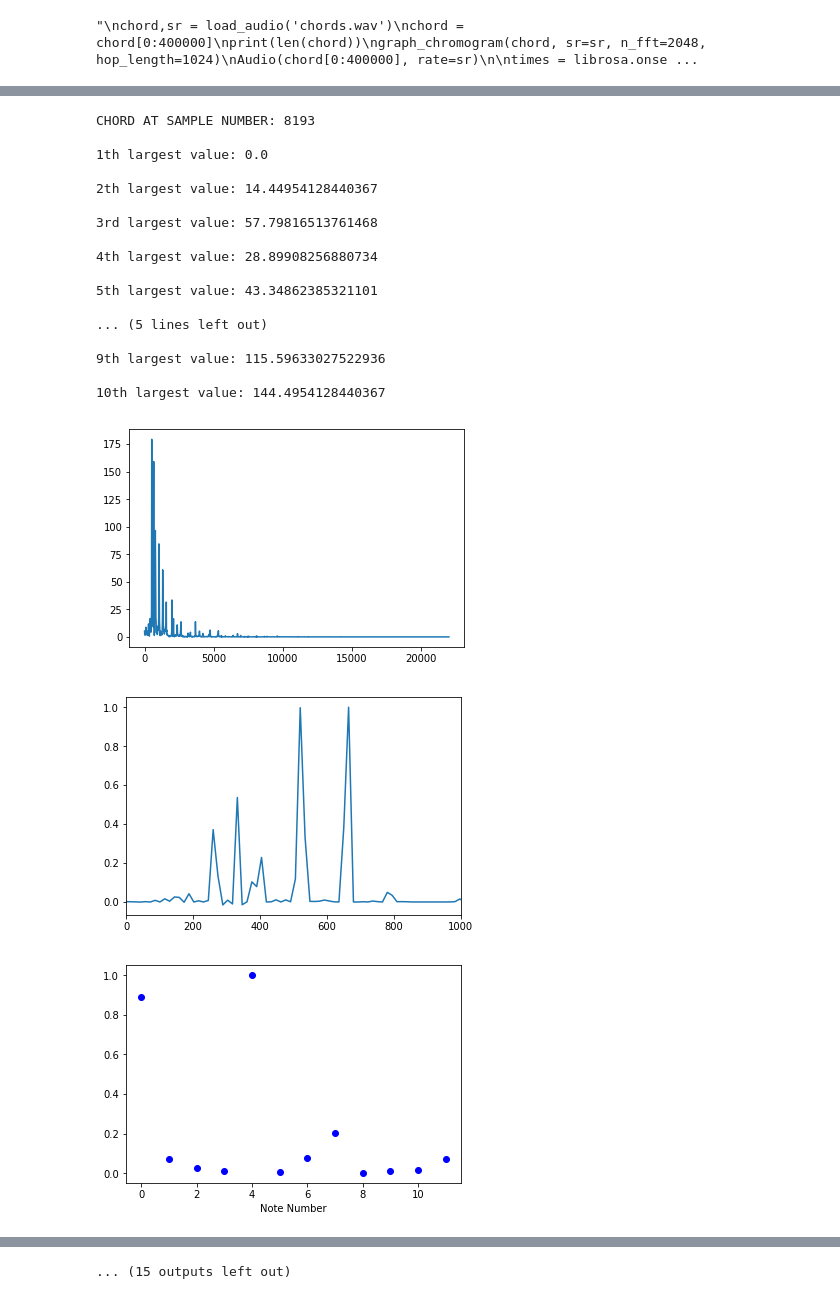
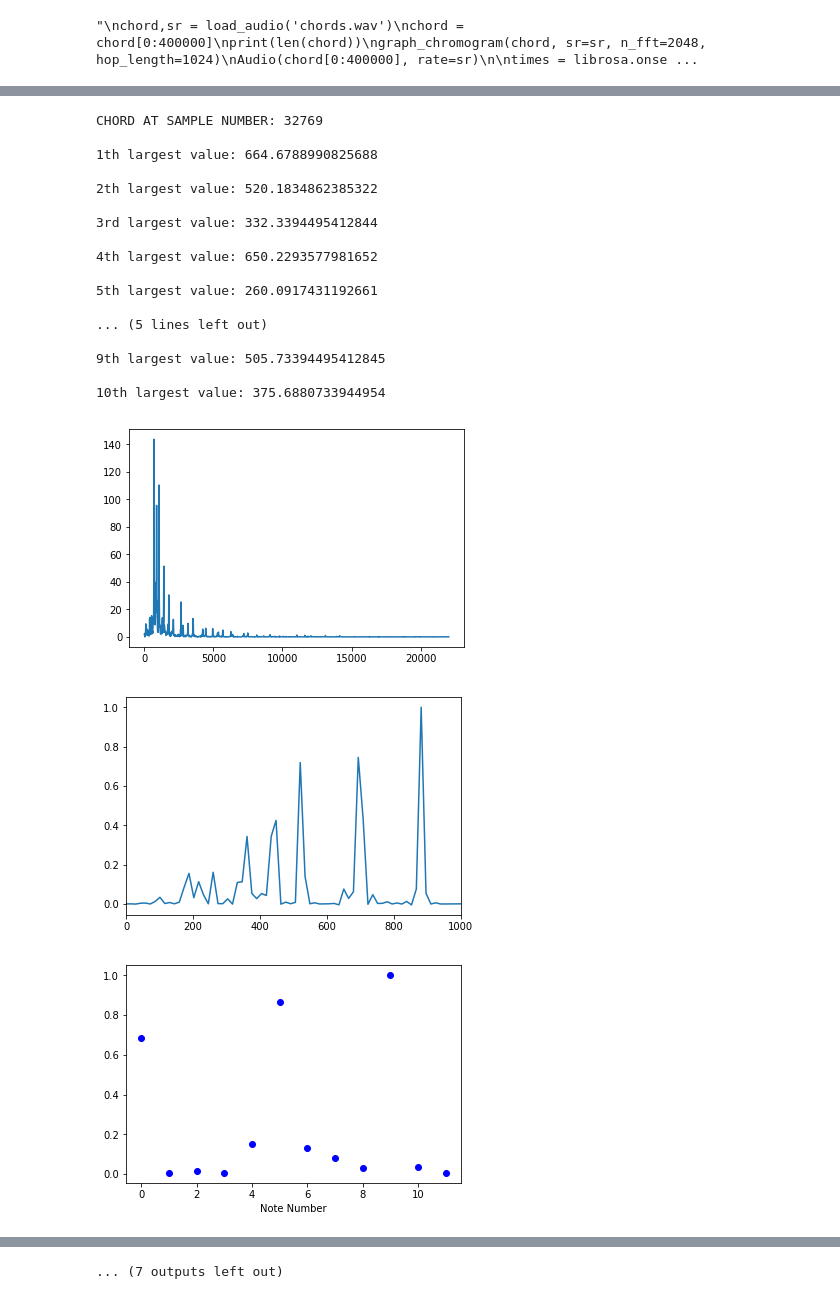
Before and after one commit to MichaelCuevas/automated-roman-numeral-analysis, a Jupyter notebook: chord_test.ipynb, the cells around one changed output, grey strips where cells are left out. Cells and saved outputs as stored; diff of their text form; code cells hidden in the pictures.

```diff
--- a/chord_test.ipynb
+++ b/chord_test.ipynb
@@ -630,11 +630,16 @@ display(Audio(chord, rate=sr))
 
 plt.figure(100)
 plt.plot(chord)
-plt.plot([7680],[0])
 
 times = librosa.onset.onset_detect(y=chord, sr=sr, units='samples')
 print(times)
+energies = np.zeros(len(times))
+for i in range(len(times)):
+    energies[i] = np.abs(chord[times[i]])
 
+print(energies)
+times = times[energies>=(.1*np.mean(energies))]
+print(times)
 chord_progression = np.zeros(shape=(len(times),12))
 counter = 0
 
@@ -698,20 +705,20 @@ print('Key: ',key)
-CHORD AT SAMPLE NUMBER: 8193
+CHORD AT SAMPLE NUMBER: 32769
 
-1th largest value: 0.0
+1th largest value: 664.6788990825688
 
-2th largest value: 14.44954128440367
+2th largest value: 520.1834862385322
 
-3rd largest value: 57.79816513761468
+3rd largest value: 332.3394495412844
 
-4th largest value: 28.89908256880734
+4th largest value: 650.2293577981652
 
-5th largest value: 43.34862385321101
+5th largest value: 260.0917431192661
 
 ... (5 lines left out)
 
-9th largest value: 115.59633027522936
+9th largest value: 505.73394495412845
 
-10th largest value: 144.4954128440367
+10th largest value: 375.6880733944954
-[figure, old version]
+[figure, new version]
-[figure, old version]
+[figure, new version]
-[figure, old version]
+[figure, new version]
@@ -736 +743 @@ CHORD AT SAMPLE NUMBER: 32769
-... (15 outputs left out)
+... (7 outputs left out)
```
Also changed, not shown: parts of 1 cell of this notebook.
